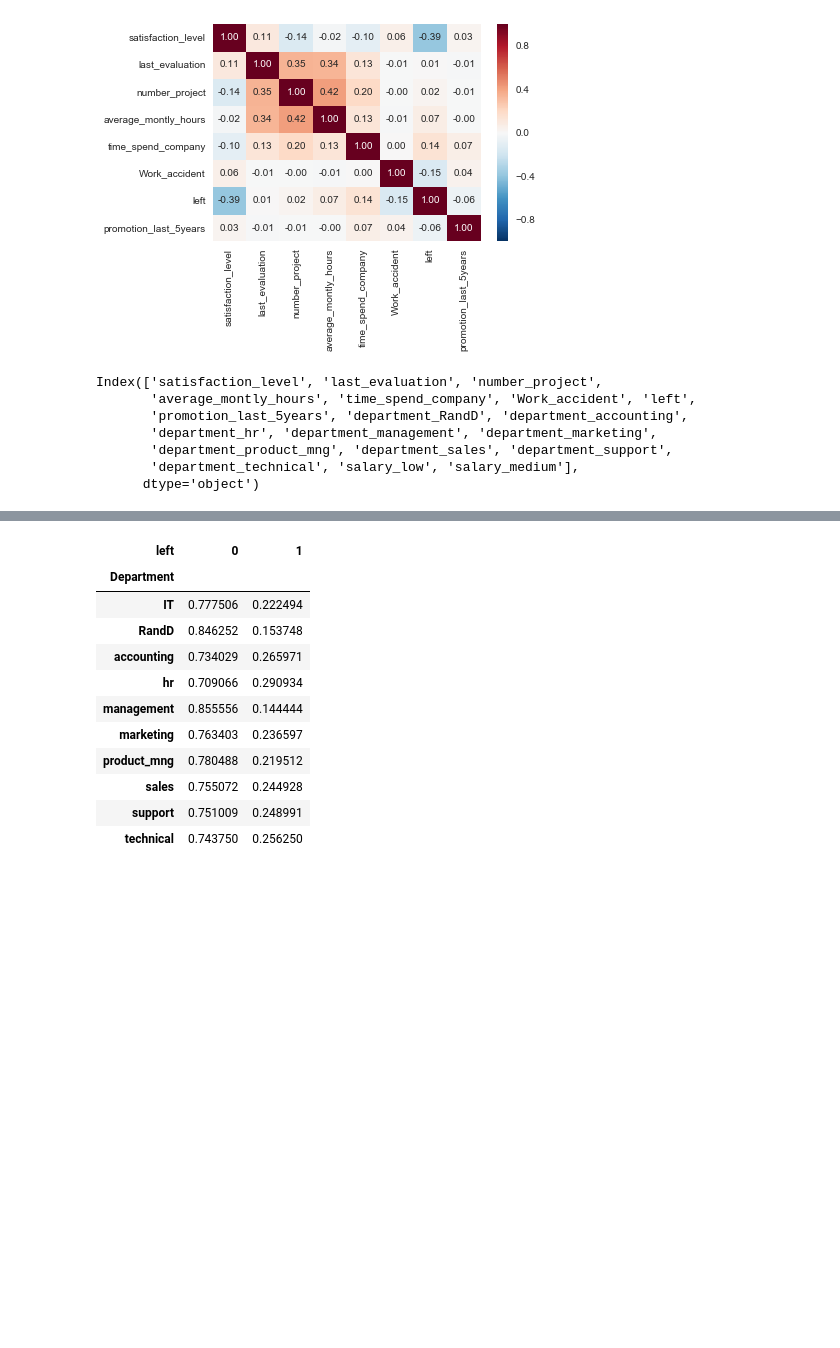
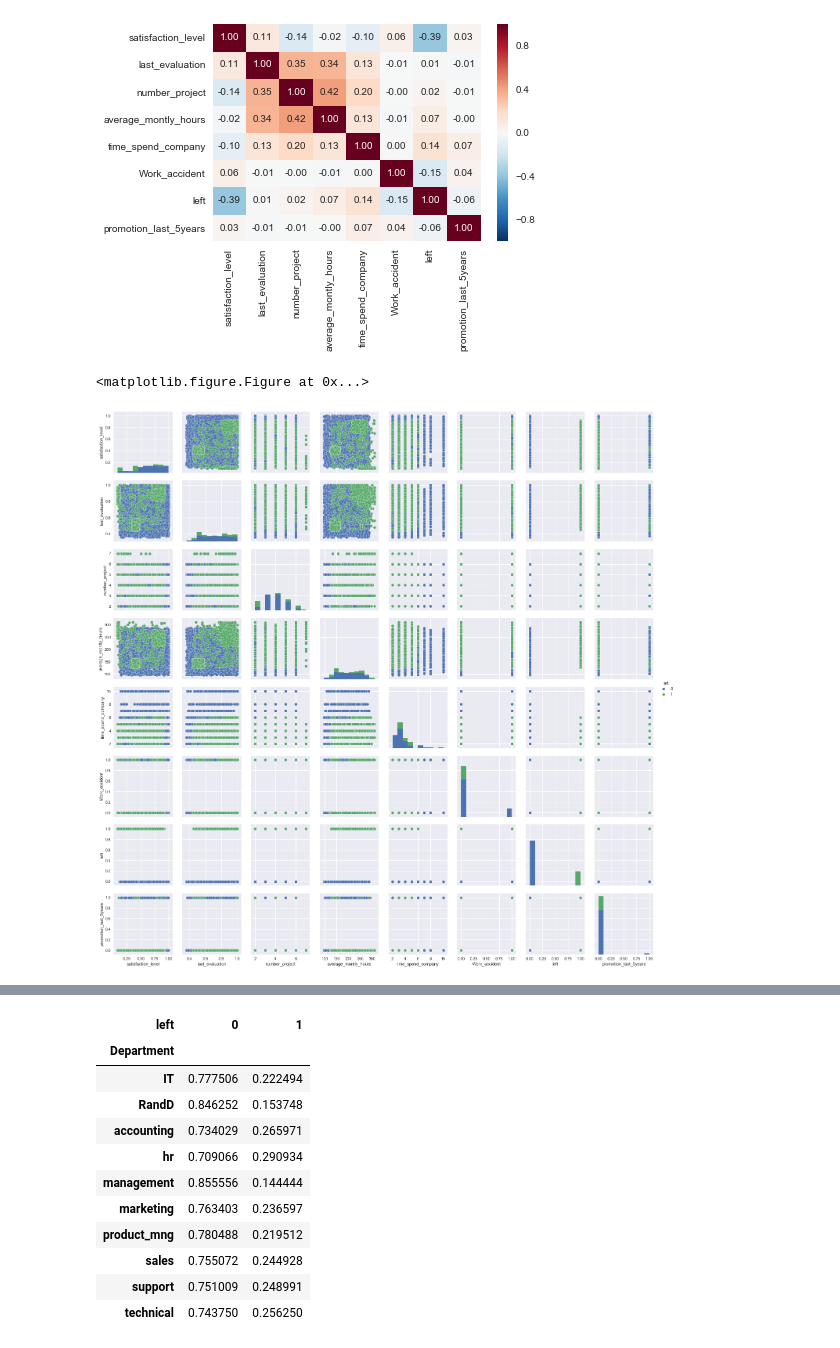
Before and after one commit to carkeller/HRAnalytics, a Jupyter notebook: HRA_EDA.ipynb, the cells around one changed output, grey strips where cells are left out. Cells and saved outputs as stored; diff of their text form; code cells hidden in the pictures; blank space fills up the shorter version.

Commit message:
Initial Exploratory Data Analysis - HRAnalytics DS

```diff
--- a/HRA_EDA.ipynb
+++ b/HRA_EDA.ipynb
@@ -213,13 +279,10 @@ sns.heatmap(hr_data.corr(), annot=True,fmt='.2f');  #compute pairwise correlatio
 #makes it better to read (2 decimal places), <;> is hiding the processing steps
 # %% [output]
 [figure]
-# %%
-hr_data_new.columns #show the column names of new table
-# %% [output]
-Index(['satisfaction_level', 'last_evaluation', 'number_project',
-       'average_montly_hours', 'time_spend_company', 'Work_accident', 'left',
-       'promotion_last_5years', 'department_RandD', 'department_accounting',
-       'department_hr', 'department_management', 'department_marketing',
-       'department_product_mng', 'department_sales', 'department_support',
-       'department_technical', 'salary_low', 'salary_medium'],
-      dtype='object')
+# %%
+plt.figure(figsize=(10, 10)) #figure module, which contains all the plot elements
+
+sns.pairplot(hr_data,  hue="left"); #distinguish the left feature
+# %% [output]
+<matplotlib.figure.Figure at 0x...>
+[figure, added]
```
Also changed, not shown: parts of 47 cells of this notebook.
